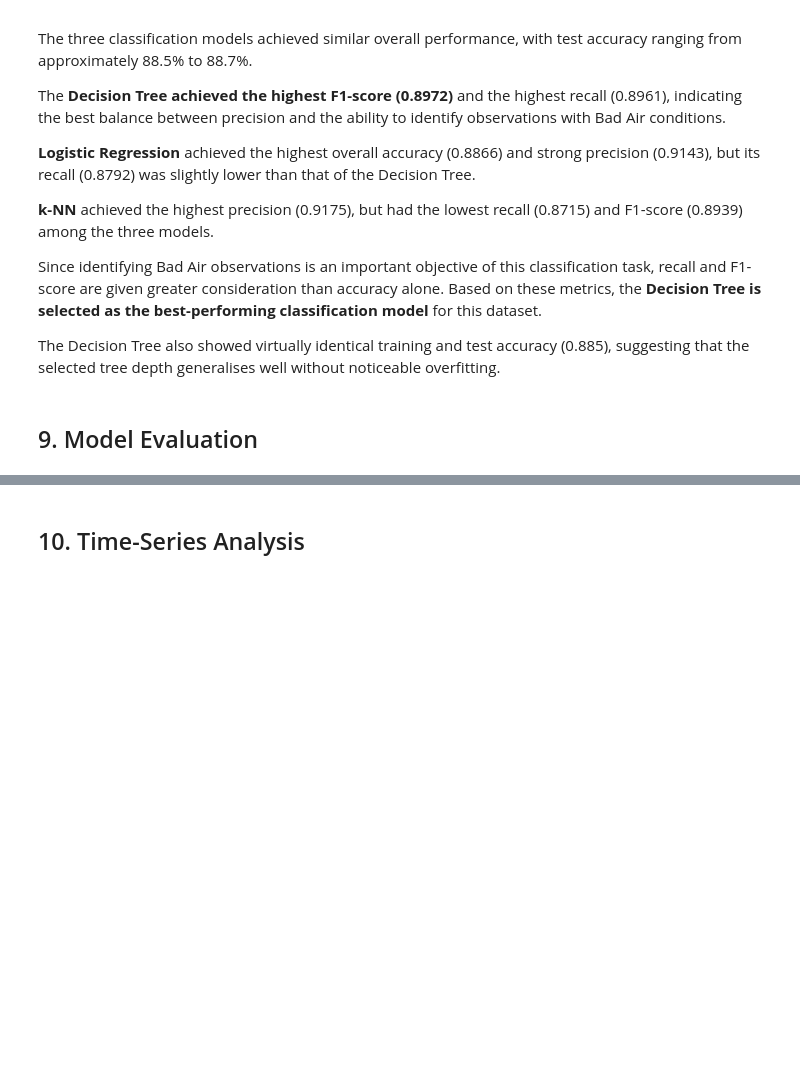
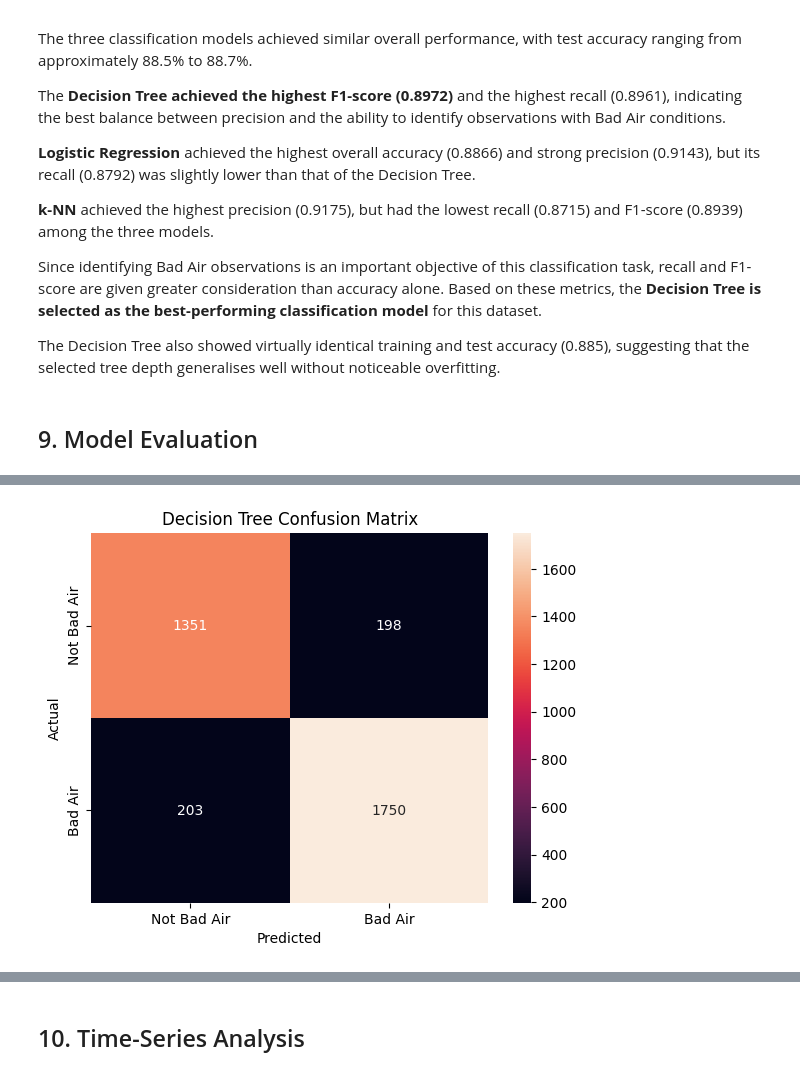
Before and after one commit to shefali-walia/india-air-quality-analysis, a Jupyter notebook: India_Air_Quality_Analysis.ipynb, the cells around one changed output, grey strips where cells are left out. Cells and saved outputs as stored; diff of their text form; code cells hidden in the pictures; blank space fills up the shorter version.

```diff
--- a/India_Air_Quality_Analysis.ipynb
+++ b/India_Air_Quality_Analysis.ipynb
@@ -1756,0 +1847,21 @@ The Decision Tree also showed virtually identical training and test accuracy (0.
+# %%
+from sklearn.metrics import confusion_matrix
+
+y_pred_final = tree.predict(X_test)
+
+cm = confusion_matrix(y_test, y_pred_final)
+
+sns.heatmap(
+    cm,
+    annot=True,
+    fmt='d',
+    xticklabels=['Not Bad Air', 'Bad Air'],
+    yticklabels=['Not Bad Air', 'Bad Air']
+)
+
+plt.xlabel('Predicted')
+plt.ylabel('Actual')
+plt.title('Decision Tree Confusion Matrix')
+plt.show()
+# %% [output]
+[figure, added]
```
Also changed, not shown: parts of 13 cells of this notebook.
